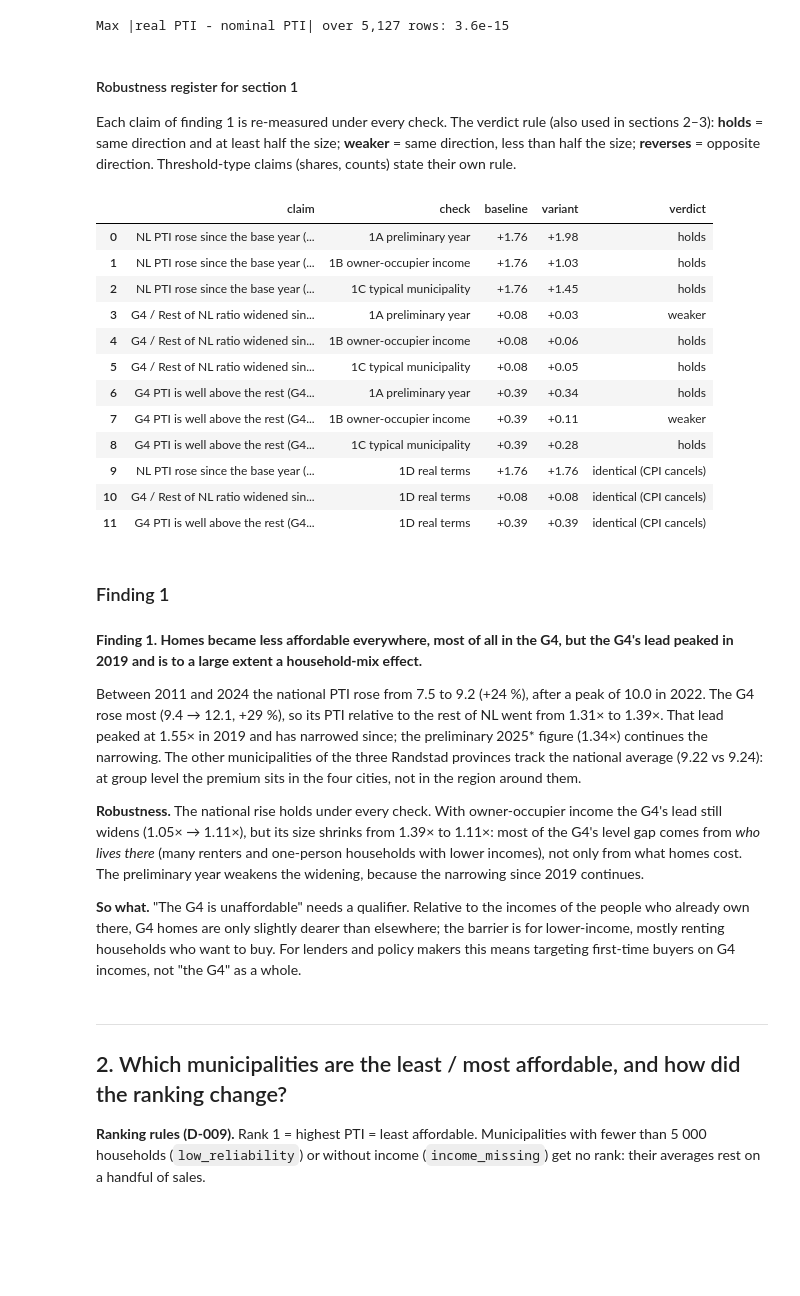
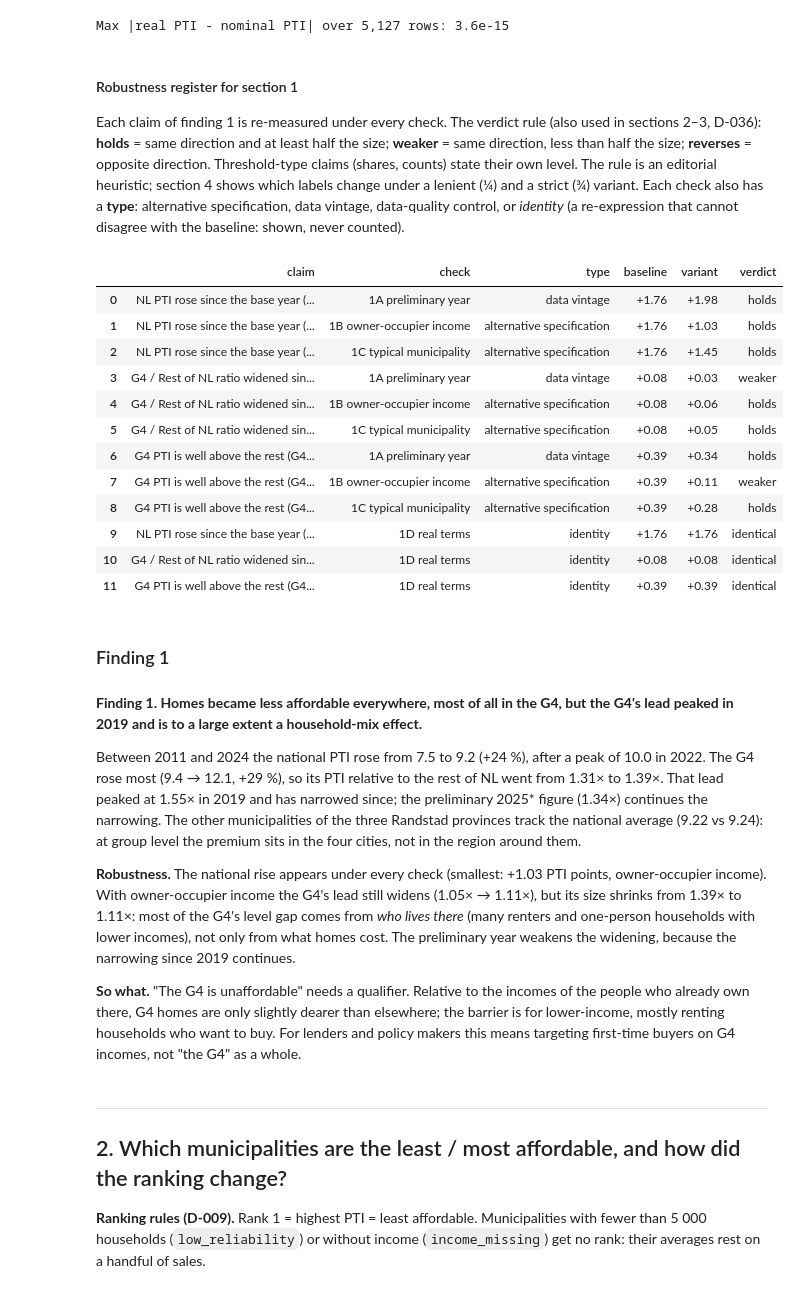
Before and after one commit to dimaash03/nl-housing-affordability, a Jupyter notebook: notebooks/01_affordability_findings.ipynb, the cells around one changed output. Cells and saved outputs as stored; diff of their text form; code cells hidden in the pictures; blank space fills up the shorter version.

```diff
--- a/notebooks/01_affordability_findings.ipynb
+++ b/notebooks/01_affordability_findings.ipynb
@@ -461,9 +513,12 @@ Max |real PTI - nominal PTI| over 5,127 rows: 3.6e-15
 # %% [markdown]
 #### Robustness register for section 1
 
-Each claim of finding 1 is re-measured under every check. The verdict rule (also used in sections 2–3):
+Each claim of finding 1 is re-measured under every check. The verdict rule (also used in sections 2–3, D-036):
 **holds** = same direction and at least half the size; **weaker** = same direction, less than half the size;
-**reverses** = opposite direction. Threshold-type claims (shares, counts) state their own rule.
+**reverses** = opposite direction. Threshold-type claims (shares, counts) state their own level. The rule is an
+editorial heuristic; section 4 shows which labels change under a lenient (¼) and a strict (¾) variant.
+Each check also has a **type**: alternative specification, data vintage, data-quality control, or *identity*
+(a re-expression that cannot disagree with the baseline: shown, never counted).
 # %%
 REST2 = "Rest of NL (2-way: all but G4)"
 
@@ -488,48 +543,48 @@ record(
 record(
     "F1",
     CLAIM_1A,
     "1B owner-occupier income",
     nl_rise,
     pti_owner.loc[LATEST_FINAL, "Netherlands"] - pti_owner.loc[BASE_YEAR, "Netherlands"],
 )
 record(
     "F1",
     CLAIM_1A,
     "1C typical municipality",
     nl_rise,
     typical.loc[LATEST_FINAL, "all municipalities"] - typical.loc[BASE_YEAR, "all municipalities"],
 )
 
 widening = gap_all[LATEST_FINAL] - gap_all[BASE_YEAR]
 CLAIM_1B = "G4 / Rest of NL ratio widened since the base year"
 record("F1", CLAIM_1B, "1A preliminary year", widening, gap_all[LATEST_DATA] - gap_all[BASE_YEAR])
 record("F1", CLAIM_1B, "1B owner-occupier income", widening, gap_owner[LATEST_FINAL] - gap_owner[BASE_YEAR])
 record("F1", CLAIM_1B, "1C typical municipality", widening, typical_gap[LATEST_FINAL] - typical_gap[BASE_YEAR])
 
 premium = gap_all[LATEST_FINAL] - 1
 CLAIM_1C = "G4 PTI is well above the rest (G4 / Rest of NL - 1)"
 record("F1", CLAIM_1C, "1A preliminary year", premium, gap_all[LATEST_DATA] - 1)
 record("F1", CLAIM_1C, "1B owner-occupier income", premium, gap_owner[LATEST_FINAL] - 1)
 record("F1", CLAIM_1C, "1C typical municipality", premium, typical_gap[LATEST_FINAL] - 1)
 
 for claim, value in [(CLAIM_1A, nl_rise), (CLAIM_1B, widening), (CLAIM_1C, premium)]:
-    record("F1", claim, "1D real terms", value, value, verdict="identical (CPI cancels)")
+    record("F1", claim, "1D real terms", value, value, kind="identity")  # CPI cancels out of every ratio
 
-display(pd.DataFrame(ROBUSTNESS).query("finding == 'F1'").drop(columns="finding"))
+display(register("F1").drop(columns="finding"))
 # %% [output]
-|  | claim | check | baseline | variant | verdict |
-| 0 | NL PTI rose since the base year (... | 1A preliminary year | +1.76 | +1.98 | holds |
-| 1 | NL PTI rose since the base year (... | 1B owner-occupier income | +1.76 | +1.03 | holds |
-| 2 | NL PTI rose since the base year (... | 1C typical municipality | +1.76 | +1.45 | holds |
-| 3 | G4 / Rest of NL ratio widened sin... | 1A preliminary year | +0.08 | +0.03 | weaker |
-| 4 | G4 / Rest of NL ratio widened sin... | 1B owner-occupier income | +0.08 | +0.06 | holds |
-| 5 | G4 / Rest of NL ratio widened sin... | 1C typical municipality | +0.08 | +0.05 | holds |
-| 6 | G4 PTI is well above the rest (G4... | 1A preliminary year | +0.39 | +0.34 | holds |
-| 7 | G4 PTI is well above the rest (G4... | 1B owner-occupier income | +0.39 | +0.11 | weaker |
-| 8 | G4 PTI is well above the rest (G4... | 1C typical municipality | +0.39 | +0.28 | holds |
-| 9 | NL PTI rose since the base year (... | 1D real terms | +1.76 | +1.76 | identical (CPI cancels) |
-| 10 | G4 / Rest of NL ratio widened sin... | 1D real terms | +0.08 | +0.08 | identical (CPI cancels) |
-| 11 | G4 PTI is well above the rest (G4... | 1D real terms | +0.39 | +0.39 | identical (CPI cancels) |
+|  | claim | check | type | baseline | variant | verdict |
+| 0 | NL PTI rose since the base year (... | 1A preliminary year | data vintage | +1.76 | +1.98 | holds |
+| 1 | NL PTI rose since the base year (... | 1B owner-occupier income | alternative specification | +1.76 | +1.03 | holds |
+| 2 | NL PTI rose since the base year (... | 1C typical municipality | alternative specification | +1.76 | +1.45 | holds |
+| 3 | G4 / Rest of NL ratio widened sin... | 1A preliminary year | data vintage | +0.08 | +0.03 | weaker |
+| 4 | G4 / Rest of NL ratio widened sin... | 1B owner-occupier income | alternative specification | +0.08 | +0.06 | holds |
+| 5 | G4 / Rest of NL ratio widened sin... | 1C typical municipality | alternative specification | +0.08 | +0.05 | holds |
+| 6 | G4 PTI is well above the rest (G4... | 1A preliminary year | data vintage | +0.39 | +0.34 | holds |
+| 7 | G4 PTI is well above the rest (G4... | 1B owner-occupier income | alternative specification | +0.39 | +0.11 | weaker |
+| 8 | G4 PTI is well above the rest (G4... | 1C typical municipality | alternative specification | +0.39 | +0.28 | holds |
+| 9 | NL PTI rose since the base year (... | 1D real terms | identity | +1.76 | +1.76 | identical |
+| 10 | G4 / Rest of NL ratio widened sin... | 1D real terms | identity | +0.08 | +0.08 | identical |
+| 11 | G4 PTI is well above the rest (G4... | 1D real terms | identity | +0.39 | +0.39 | identical |
 # %% [markdown]
 ### Finding 1
 # %%
@@ -547,6 +602,10 @@ assert gap_all[LATEST_DATA] < gap_all[LATEST_FINAL], "'the preliminary figure co
 assert abs(rest_randstad_vs_nl - 1) < 0.02, "'track the national average'"
 assert gap_owner[LATEST_FINAL] > gap_owner[BASE_YEAR], "'the widening holds for owner-occupiers'"
 assert gap_owner[LATEST_FINAL] - 1 < 0.5 * premium, "'most of the level gap'"
+rise_checks = [r for r in ROBUSTNESS if r["claim"] == CLAIM_1A and r["check_type"] in EVIDENCE_TYPES]
+smallest_rise = min(rise_checks, key=lambda r: r["variant"])
+assert all(r["variant"] > 0 for r in rise_checks), "'the national rise appears under every check'"
+assert 0 < gap_all[LATEST_DATA] - gap_all[BASE_YEAR] < widening, "'the preliminary year weakens the widening'"
 
 display(
     Markdown(f"""
@@ -563,7 +622,8 @@ the rest of NL went from {gap_all[BASE_YEAR]:.2f}× to {gap_all[LATEST_FINAL]:.2
 national average ({pti.loc[LATEST_FINAL, "Rest of Randstad provinces"]:.2f} vs {pti.loc[LATEST_FINAL, "Netherlands"]:.2f}):
 at group level the premium sits in the four cities, not in the region around them.
 
-**Robustness.** The national rise holds under every check. With owner-occupier income the G4's lead still widens
+**Robustness.** The national rise appears under every check (smallest: {smallest_rise["variant"]:+.2f} PTI points,
+{smallest_rise["check"][3:]}). With owner-occupier income the G4's lead still widens
 ({gap_owner[BASE_YEAR]:.2f}× → {gap_owner[LATEST_FINAL]:.2f}×), but its size shrinks from {gap_all[LATEST_FINAL]:.2f}×
 to {gap_owner[LATEST_FINAL]:.2f}×: most of the G4's level gap comes from *who lives there* (many renters and one-person
 households with lower incomes), not only from what homes cost. The preliminary year weakens the widening, because the
@@ -589,7 +649,8 @@ the rest of NL went from 1.31× to 1.39×. That lead peaked at
 national average (9.22 vs 9.24):
 at group level the premium sits in the four cities, not in the region around them.
 
-**Robustness.** The national rise holds under every check. With owner-occupier income the G4's lead still widens
+**Robustness.** The national rise appears under every check (smallest: +1.03 PTI points,
+owner-occupier income). With owner-occupier income the G4's lead still widens
 (1.05× → 1.11×), but its size shrinks from 1.39×
 to 1.11×: most of the G4's level gap comes from *who lives there* (many renters and one-person
 households with lower incomes), not only from what homes cost. The preliminary year weakens the widening, because the
```
Also changed, not shown: parts of 23 cells of this notebook, 10 other files.
